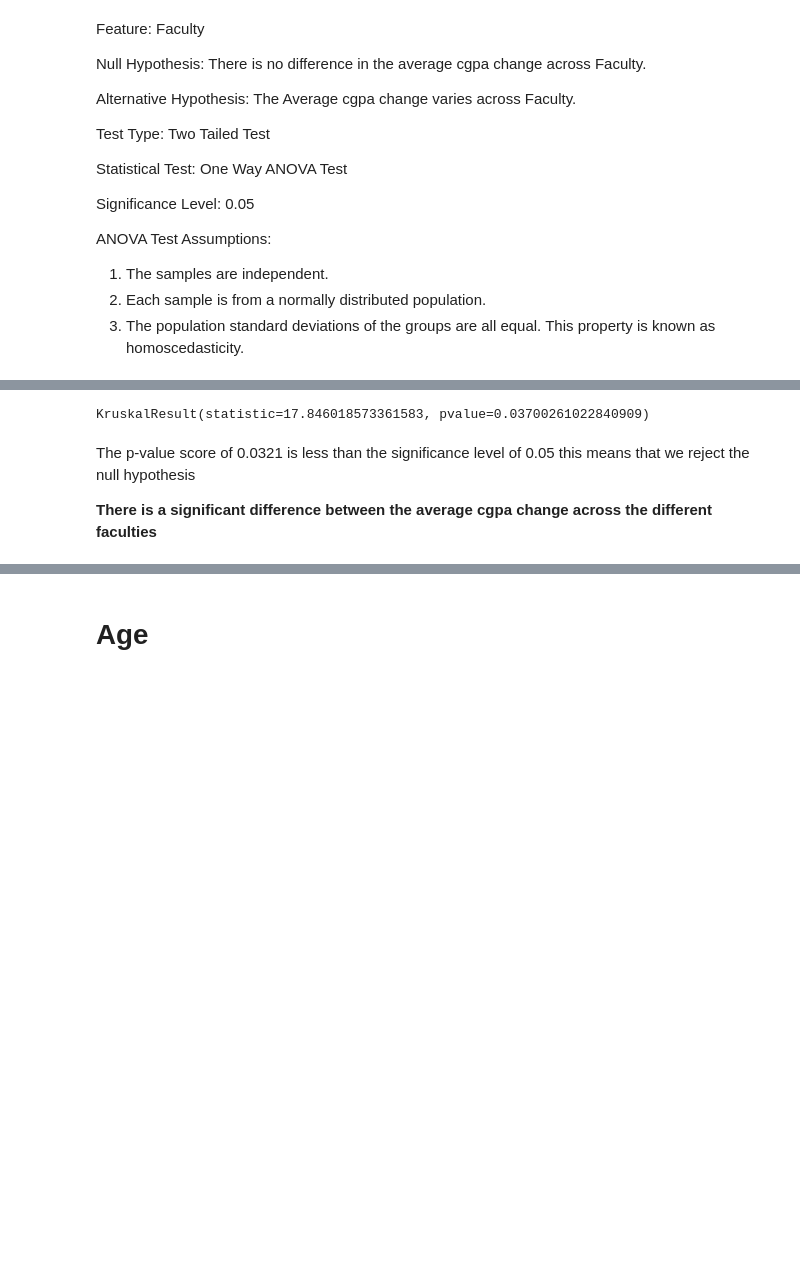
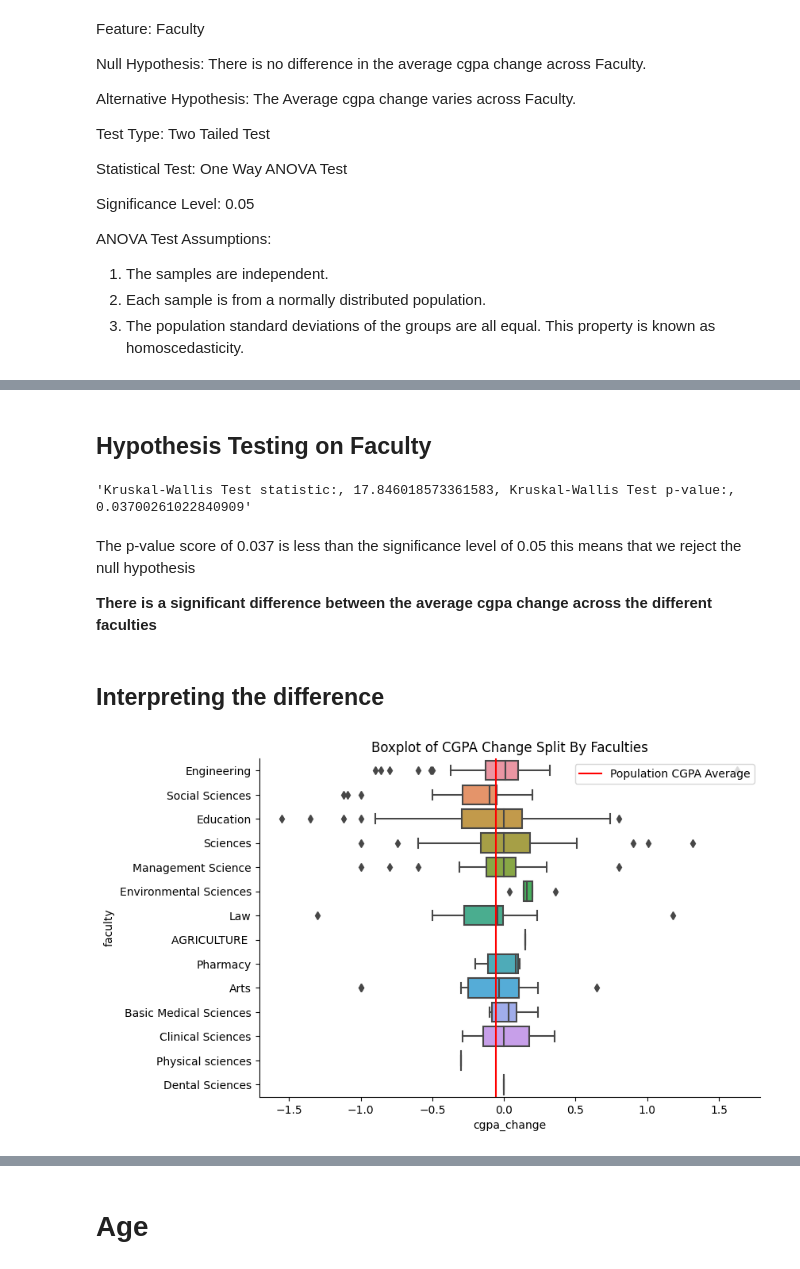
Before and after one commit to socratesjnr/asuu-strike-project, a Jupyter notebook: project-analysis/analysis/stat_analysis.ipynb, the cells around one changed output, grey strips where cells are left out. Drawn from its saved outputs; the diff is of its cells as text; code cells hidden in the pictures; blank space fills up the shorter version.

```diff
--- a/project-analysis/analysis/stat_analysis.ipynb
+++ b/project-analysis/analysis/stat_analysis.ipynb
@@ -193,11 +315,27 @@ for id,group in enumerate(filtered_df['faculty'].unique()):
-# %%
-sample = [faculties['faculty'][id] for id in range(10)]
-faculty_test = kruskal(sample[0], sample[1], sample[2], sample[3], sample[4],
-                       sample[5], sample[6], sample[7], sample[8], sample[9])
-print(faculty_test)
-# %% [output]
-KruskalResult(statistic=17.846018573361583, pvalue=0.03700261022840909)
+# %% [markdown]
+## Hypothesis Testing on Faculty
+# %%
+faculty_hypothesis_test = perform_kruskal_willis_test(feature='faculty', target='cgpa_change', df=df_valid_cgpa,min_count=5)
+faculty_hypothesis_test
+# %% [output]
+'Kruskal-Wallis Test statistic:, 17.846018573361583, Kruskal-Wallis Test p-value:, 0.03700261022840909'
 # %% [markdown]
-The p-value score of 0.0321 is less than the significance level of 0.05 this means that we reject the null hypothesis
+The p-value score of 0.037 is less than the significance level of 0.05 this means that we reject the null hypothesis
 
 **There is a significant difference between the average cgpa change across the different faculties**
+# %% [markdown]
+## Interpreting the difference
+# %%
+# Visualizing the difference
+sns.catplot(
+    kind='box',
+    data=df_valid_cgpa,
+    x='cgpa_change',
+    y='faculty',
+    aspect=12/7
+)
+plt.axvline(df_valid_cgpa.cgpa_change.mean(),color='red',label='Population CGPA Average')
+plt.legend(loc='upper right')
+plt.title('Boxplot of CGPA Change Split By Faculties');
+# %% [output]
+[figure, added]
```
Also changed, not shown: parts of 141 cells of this notebook, 1 other file.
